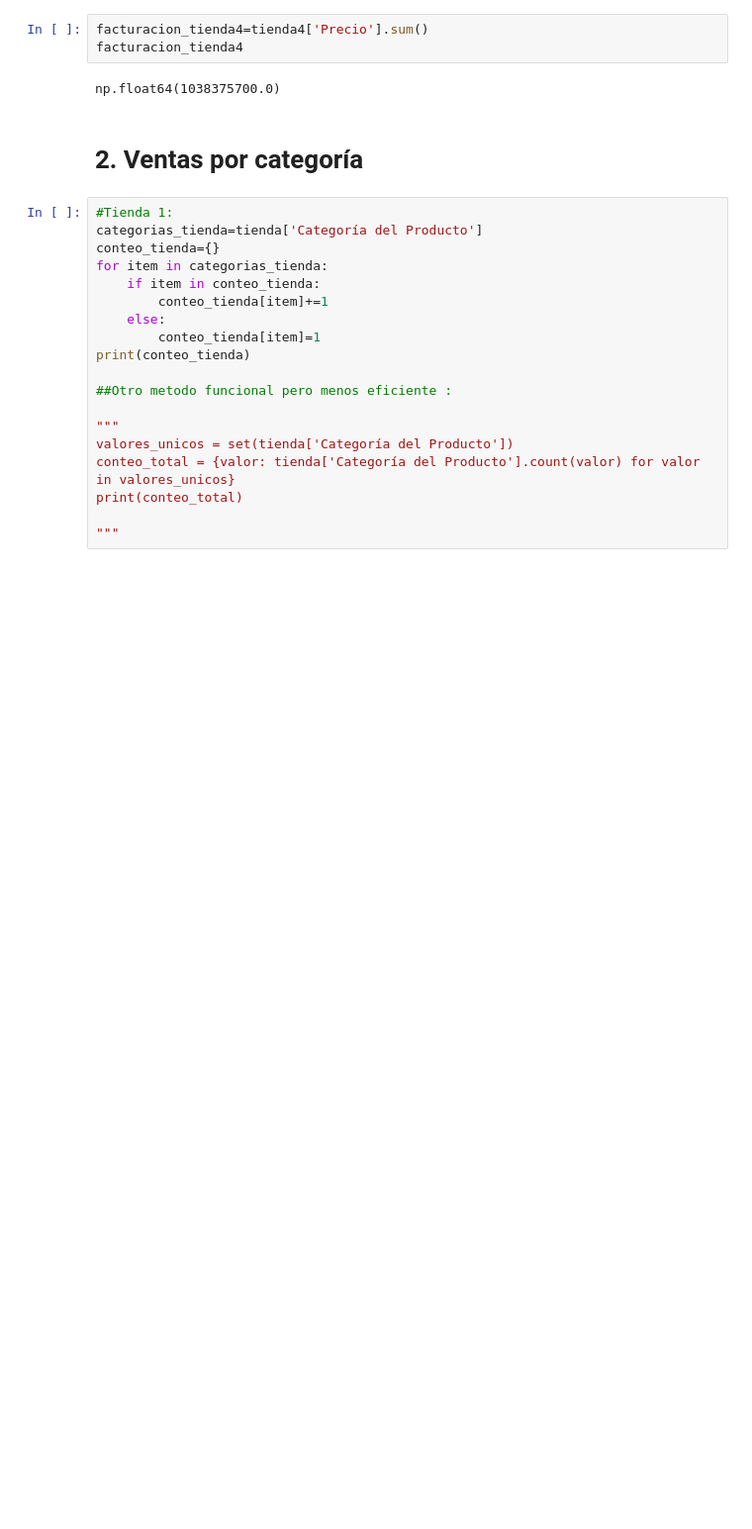
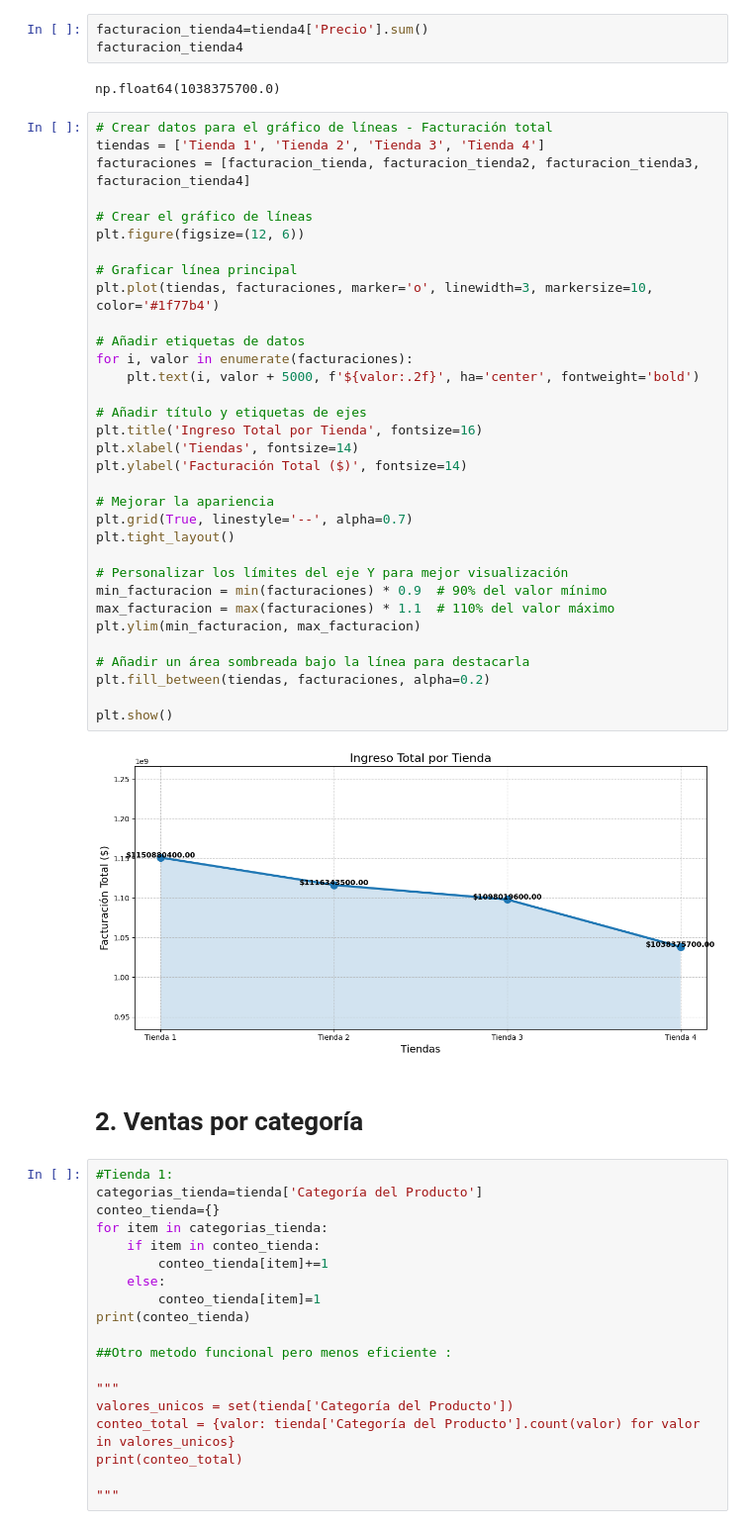
Before and after one commit to Andre-11c/Alura-Store_Latam, a Jupyter notebook: AluraStoreLatam.ipynb, the cells around one changed output. Shown at 99% size. Drawn from its saved outputs; the diff is of its cells as text; blank space fills up the shorter version.

Commit message:
Grafico para cada paso

```diff
--- a/AluraStoreLatam.ipynb
+++ b/AluraStoreLatam.ipynb
@@ -247,6 +247,41 @@ facturacion_tienda4=tienda4['Precio'].sum()
 facturacion_tienda4
 # %% [output]
 np.float64(1038375700.0)
+# %%
+# Crear datos para el gráfico de líneas - Facturación total
+tiendas = ['Tienda 1', 'Tienda 2', 'Tienda 3', 'Tienda 4']
+facturaciones = [facturacion_tienda, facturacion_tienda2, facturacion_tienda3, facturacion_tienda4]
+
+# Crear el gráfico de líneas
+plt.figure(figsize=(12, 6))
+
+# Graficar línea principal
+plt.plot(tiendas, facturaciones, marker='o', linewidth=3, markersize=10, color='#1f77b4')
+
+# Añadir etiquetas de datos
+for i, valor in enumerate(facturaciones):
+    plt.text(i, valor + 5000, f'${valor:.2f}', ha='center', fontweight='bold')
+
+# Añadir título y etiquetas de ejes
+plt.title('Ingreso Total por Tienda', fontsize=16)
+plt.xlabel('Tiendas', fontsize=14)
+plt.ylabel('Facturación Total ($)', fontsize=14)
+
+# Mejorar la apariencia
+plt.grid(True, linestyle='--', alpha=0.7)
+plt.tight_layout()
+
+# Personalizar los límites del eje Y para mejor visualización
+min_facturacion = min(facturaciones) * 0.9  # 90% del valor mínimo
+max_facturacion = max(facturaciones) * 1.1  # 110% del valor máximo
+plt.ylim(min_facturacion, max_facturacion)
+
+# Añadir un área sombreada bajo la línea para destacarla
+plt.fill_between(tiendas, facturaciones, alpha=0.2)
+
+plt.show()
+# %% [output]
+[figure, added]
 # %% [markdown]
 # 2. Ventas por categoría
 # %%
```
Also changed, not shown: parts of 1 cell of this notebook.
